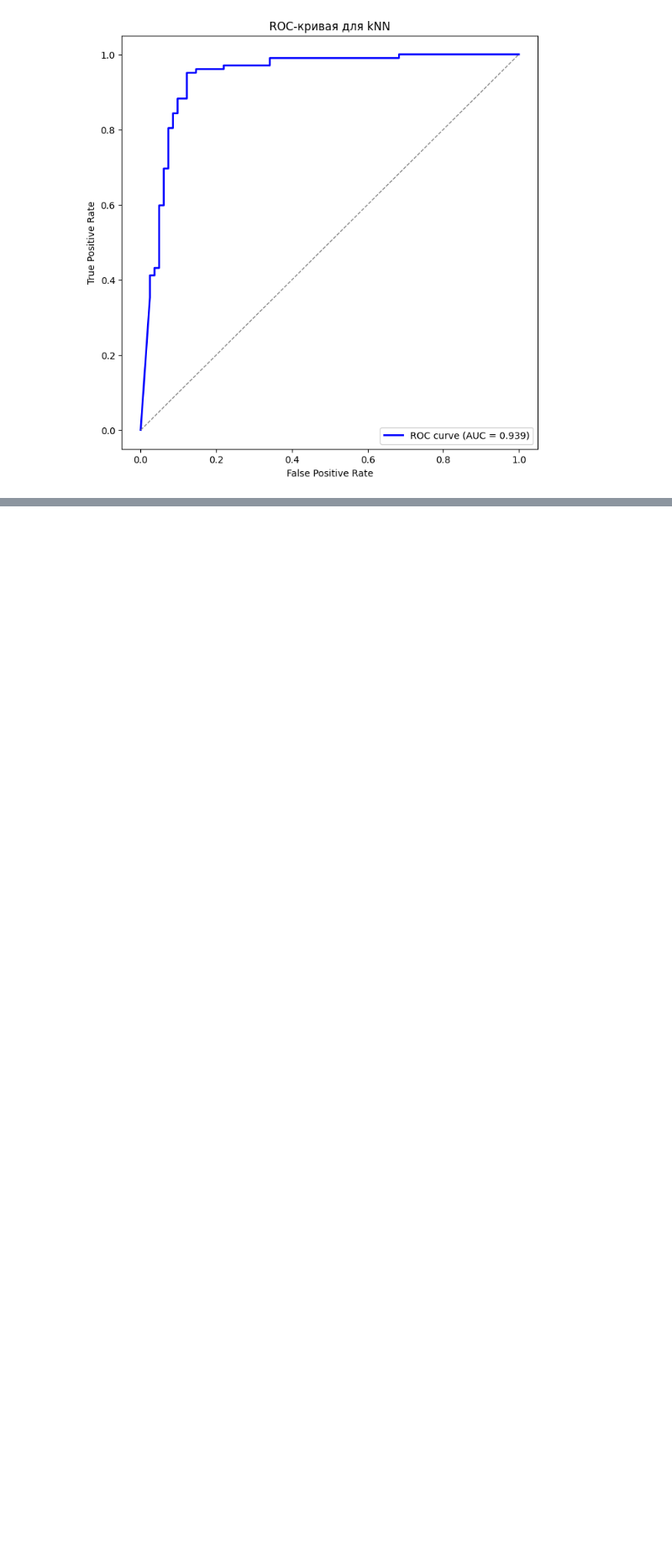
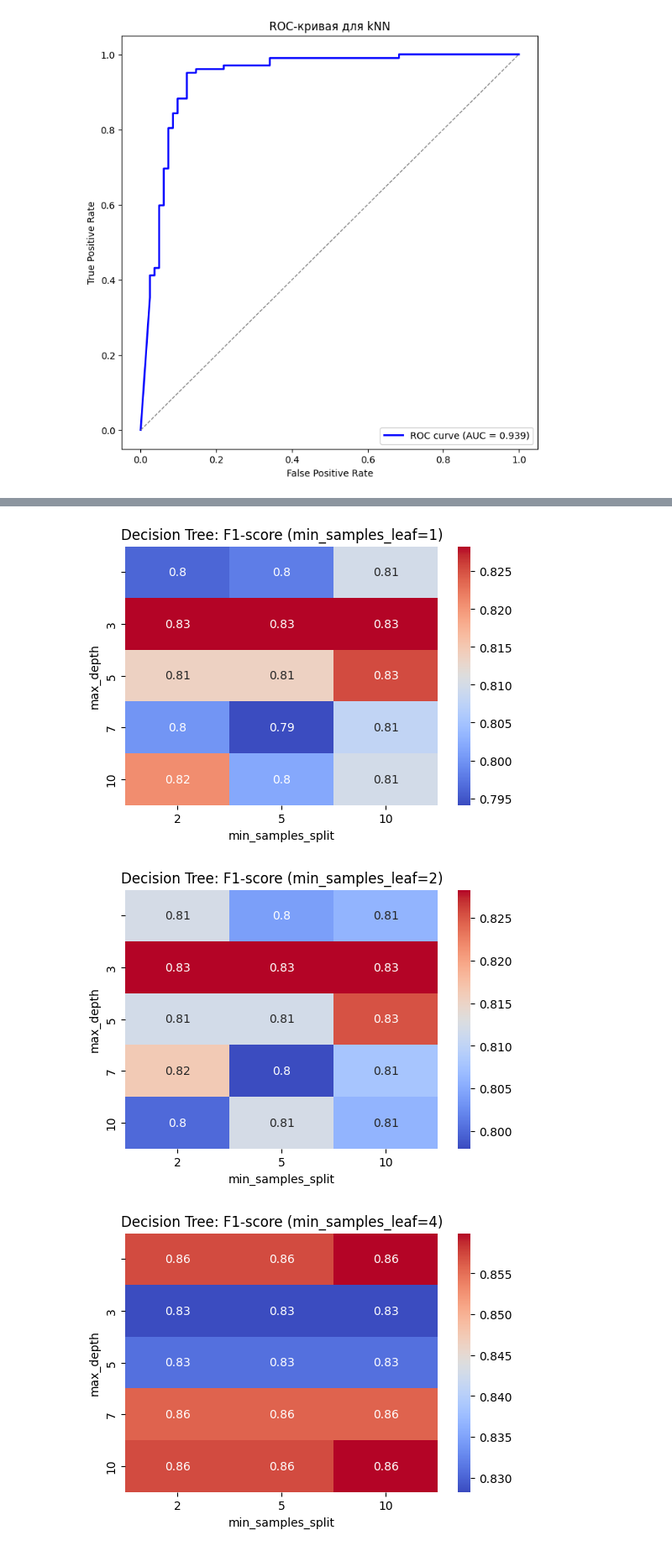
Before and after one commit to rochaldo1/Machine_Learning, a Jupyter notebook: labs/lab_3.ipynb, the cells around one changed output, grey strips where cells are left out. Shown at 84% size. Saved outputs shown, nothing was run; the diff lists cells and outputs as text; code cells hidden in the pictures; blank space fills up the shorter version.

```diff
--- a/labs/lab_3.ipynb
+++ b/labs/lab_3.ipynb
@@ -864,0 +844,33 @@ kNN после обработки выбросов и масштабирован
+# %%
+max_depths = [None, 3, 5, 7, 10]
+min_samples_splits = [2, 5, 10]
+min_samples_leafs = [1, 2, 4]
+results_dt = []
+
+X = df_onehot.drop('HeartDisease', axis=1)
+y = df_onehot['HeartDisease']
+
+X_train, X_test, y_train, y_test = train_test_split(X, y, test_size=0.2, random_state=42, stratify=y)
+
+for depth, split, leaf in itertools.product(max_depths, min_samples_splits, min_samples_leafs):
+    dt = DecisionTreeClassifier(max_depth=depth, min_samples_split=split, min_samples_leaf=leaf, class_weight='balanced', random_state=42)
+    dt.fit(X_train, y_train)
+    y_pred = dt.predict(X_test)
+    results_dt.append((depth, split, leaf, f1_score(y_test, y_pred)))
+
+for leaf_fixed in min_samples_leafs:
+    matrix_dt = np.zeros((len(max_depths), len(min_samples_splits)))
+    for i, d in enumerate(max_depths):
+        for j, s in enumerate(min_samples_splits):
+            fscores = [r[3] for r in results_dt if r[0]==d and r[1]==s and r[2]==leaf_fixed]
+            matrix_dt[i,j] = np.mean(fscores)
+    plot.figure(figsize=(6,4))
+    sb.heatmap(matrix_dt, annot=True, xticklabels=min_samples_splits, yticklabels=max_depths, cmap='coolwarm')
+    plot.xlabel('min_samples_split')
+    plot.ylabel('max_depth')
+    plot.title(f'Decision Tree: F1-score (min_samples_leaf={leaf_fixed})')
+    plot.show()
+# %% [output]
+[figure, added]
+[figure, added]
+[figure, added]
```
Also changed, not shown: parts of 9 cells of this notebook.
